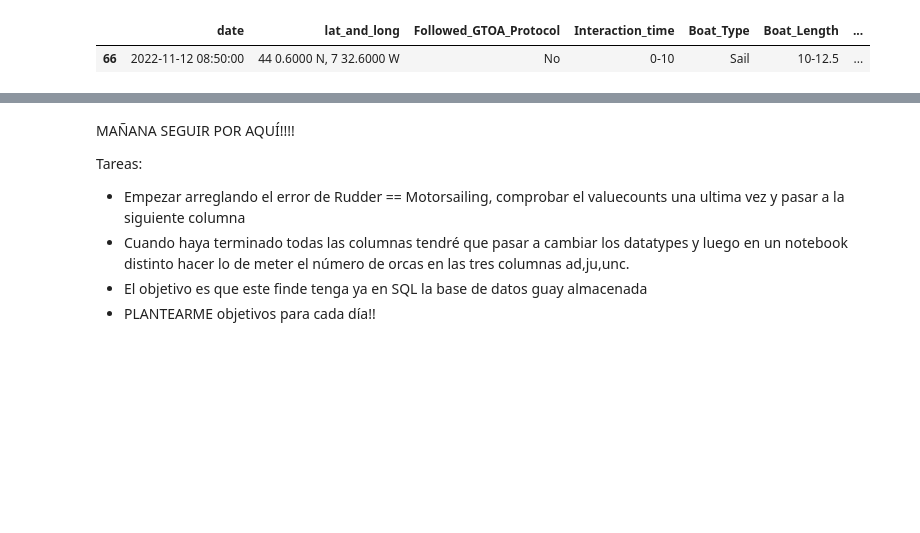
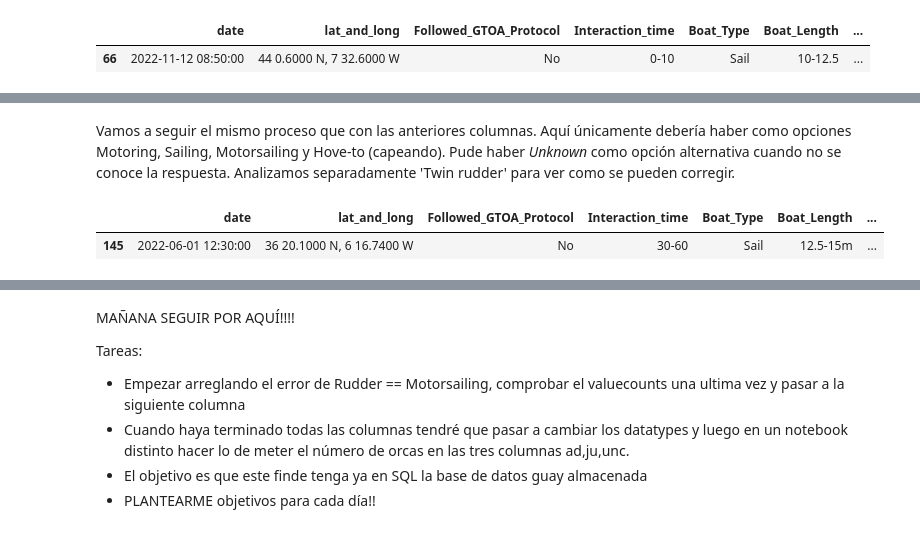
Before and after one commit to Jacobomb/Orca-interactions-in-the-Iberian-Peninsula, a Jupyter notebook: notebooks/2.DataCleaning.ipynb, the cells around one changed output, grey strips where cells are left out. Saved outputs shown, nothing was run; the diff lists cells and outputs as text; code cells hidden in the pictures; blank space fills up the shorter version.

Commit message:
Hemos hecho varias columnas mas - pasamos a Beaufort!

```diff
--- a/notebooks/2.DataCleaning.ipynb
+++ b/notebooks/2.DataCleaning.ipynb
@@ -923,3 +923,16 @@ df[df.Rudder == 'Motorsailing']
 # %% [output]
 |  | date | lat_and_long | Followed_GTOA_Protocol | Interaction_time | Boat_Type | Boat_Length | ... |
 | 66 | 2022-11-12 08:50:00 | 44 0.6000 N, 7 32.6000 W | No | 0-10 | Sail | 10-12.5 | ... |
+# %%
+# Tenemos que mover una posición a la derecha todos los valores desde la columna Rudder en adelante y luego meter un 'Unknown' en la columna Rudder que se quedará vacía
+
+# Indice de la fila que queremos alterar
+index_to_shift = 66
+
+# Cogemos el indice de la columna 'Rudder'
+rudder_column_index = df.columns.get_loc('Rudder')
+
+# Usamos la función shift para la fila en particular y desde 'Rudder' en adelante
+df.iloc[index_to_shift, rudder_column_index:] = df.iloc[index_to_shift, rudder_column_index:].shift(1)
+
+print(df.iloc[index_to_shift])
@@ -925,0 +957,6 @@ df[df.Rudder == 'Motorsailing']
+# %%
+# Metemos un 'Unknown' en la celda correspondiente a la columna Rudder
+
+df.loc[66, 'Rudder'] = 'Unknown'
+
+df.Rudder.value_counts()
@@ -925,0 +987,7 @@ df[df.Rudder == 'Motorsailing']
+# %% [markdown]
+Vamos a seguir el mismo proceso que con las anteriores columnas. Aquí únicamente debería haber como opciones Motoring, Sailing, Motorsailing y Hove-to (capeando). Pude haber *Unknown* como opción alternativa cuando no se conoce la respuesta. Analizamos separadamente 'Twin rudder' para ver como se pueden corregir.
+# %%
+df[df.Motoring_or_Sailing == 'Twin rudder']
+# %% [output]
+|  | date | lat_and_long | Followed_GTOA_Protocol | Interaction_time | Boat_Type | Boat_Length | ... |
+| 145 | 2022-06-01 12:30:00 | 36 20.1000 N, 6 16.7400 W | No | 30-60 | Sail | 12.5-15m | ... |
```
Also changed, not shown: parts of 19 cells of this notebook.
